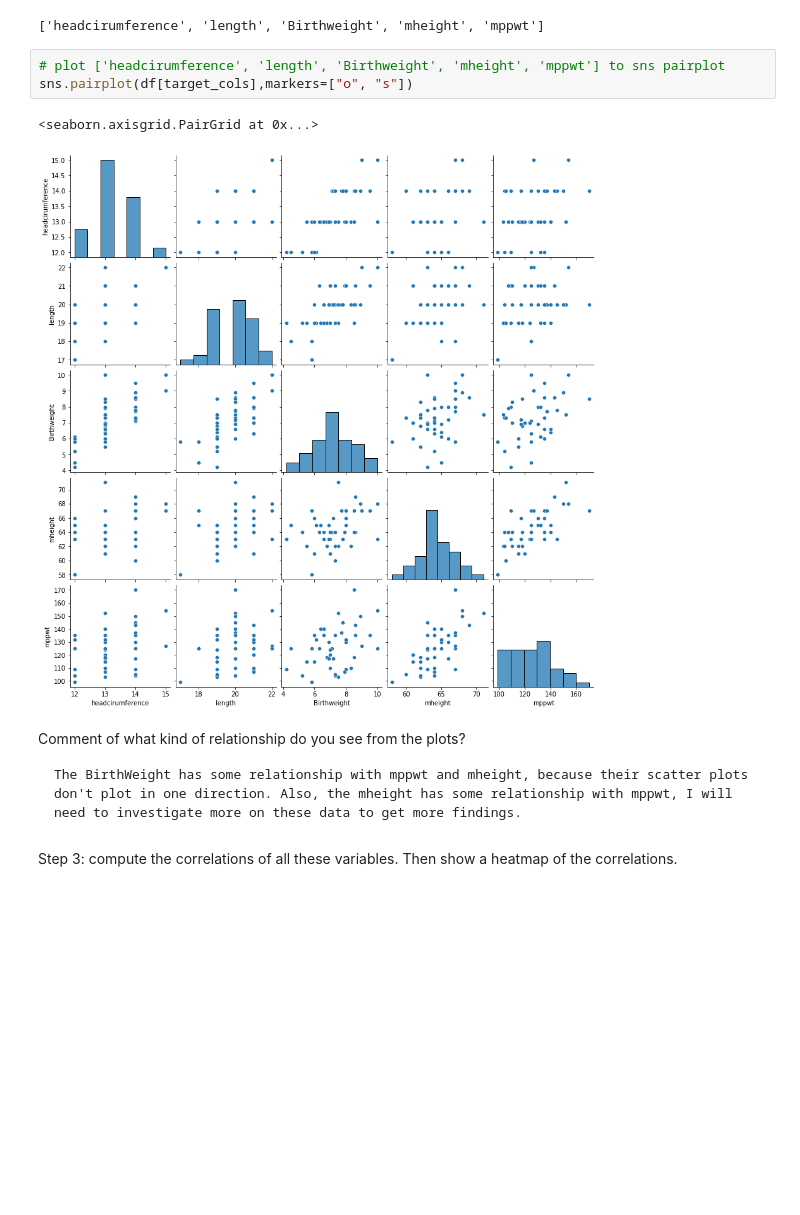
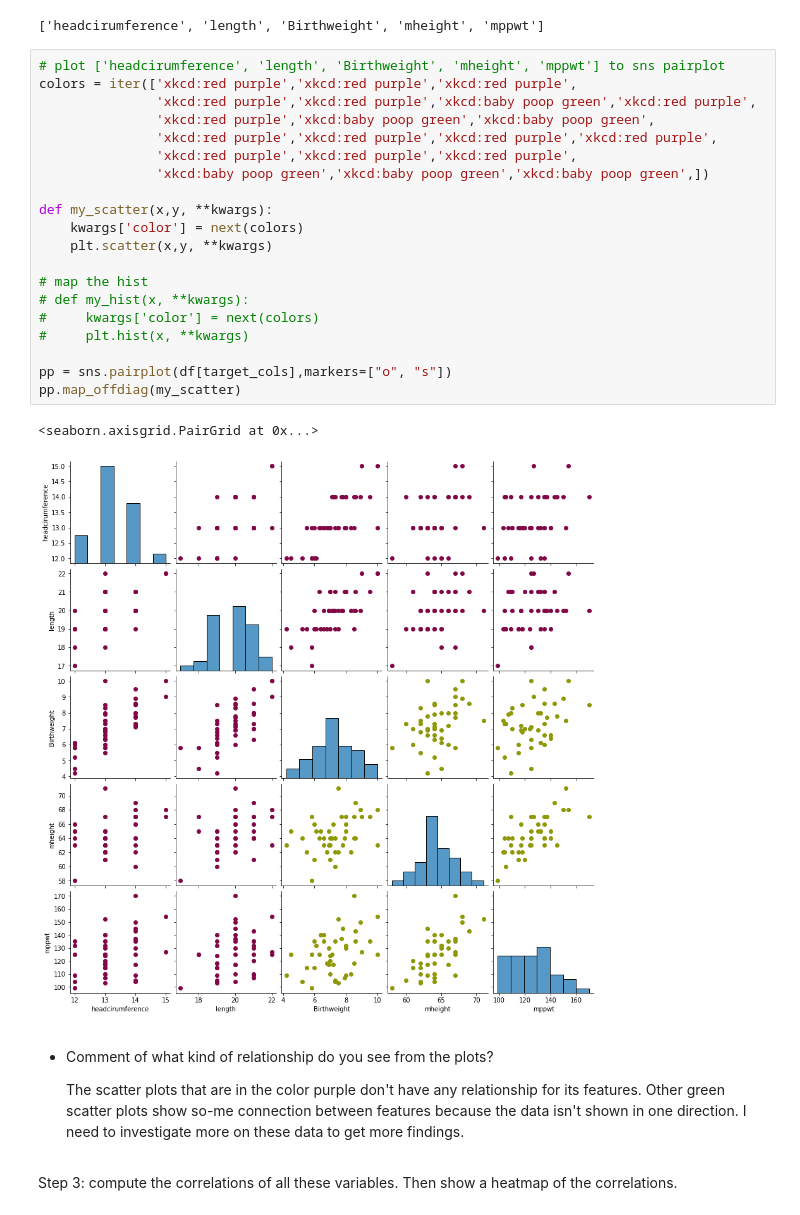
Before and after one commit to timc823/IST347, a Jupyter notebook: Week_3/Assignment#2.ipynb, the cells around one changed output. Drawn from its saved outputs; the diff is of its cells as text; blank space fills up the shorter version.

```diff
--- a/Week_3/Assignment#2.ipynb
+++ b/Week_3/Assignment#2.ipynb
@@ -54,17 +60,33 @@ target_cols = cols[1:4] + cols[8:10]
 print(target_cols)
 # %% [output]
 ['headcirumference', 'length', 'Birthweight', 'mheight', 'mppwt']
-# %%
-# plot ['headcirumference', 'length', 'Birthweight', 'mheight', 'mppwt'] to sns pairplot
-sns.pairplot(df[target_cols],markers=["o", "s"])
-# %% [output]
-<seaborn.axisgrid.PairGrid at 0x...>
-[figure, removed]
+# %%
+# plot ['headcirumference', 'length', 'Birthweight', 'mheight', 'mppwt'] to sns pairplot
+colors = iter(['xkcd:red purple','xkcd:red purple','xkcd:red purple',
+               'xkcd:red purple','xkcd:red purple','xkcd:baby poop green','xkcd:red purple',
+               'xkcd:red purple','xkcd:baby poop green','xkcd:baby poop green',
+               'xkcd:red purple','xkcd:red purple','xkcd:red purple','xkcd:red purple',
+               'xkcd:red purple','xkcd:red purple','xkcd:red purple',
+               'xkcd:baby poop green','xkcd:baby poop green','xkcd:baby poop green',])
+
+def my_scatter(x,y, **kwargs):
+    kwargs['color'] = next(colors)
+    plt.scatter(x,y, **kwargs)
+
+# map the hist
+# def my_hist(x, **kwargs):
+#     kwargs['color'] = next(colors)
+#     plt.hist(x, **kwargs)
+
+pp = sns.pairplot(df[target_cols],markers=["o", "s"])
+pp.map_offdiag(my_scatter)
+# %% [output]
+<seaborn.axisgrid.PairGrid at 0x...>
+[figure, added]
 # %% [markdown]
-Comment of what kind of relationship do you see from the plots?
+* Comment of what kind of relationship do you see from the plots?
 
-
-    The BirthWeight has some relationship with mppwt and mheight, because their scatter plots don't plot in one direction. Also, the mheight has some relationship with mppwt, I will need to investigate more on these data to get more findings.
+    The scatter plots that are in the color purple don't have any relationship for its features. Other green scatter plots show so-me connection between features because the data isn't shown in one direction. I need to investigate more on these data to get  more findings.
 # %% [markdown]
 Step 3: compute the correlations of all these variables. Then show a heatmap of the correlations.
 # %%
```
Also changed, not shown: parts of 27 cells of this notebook.
